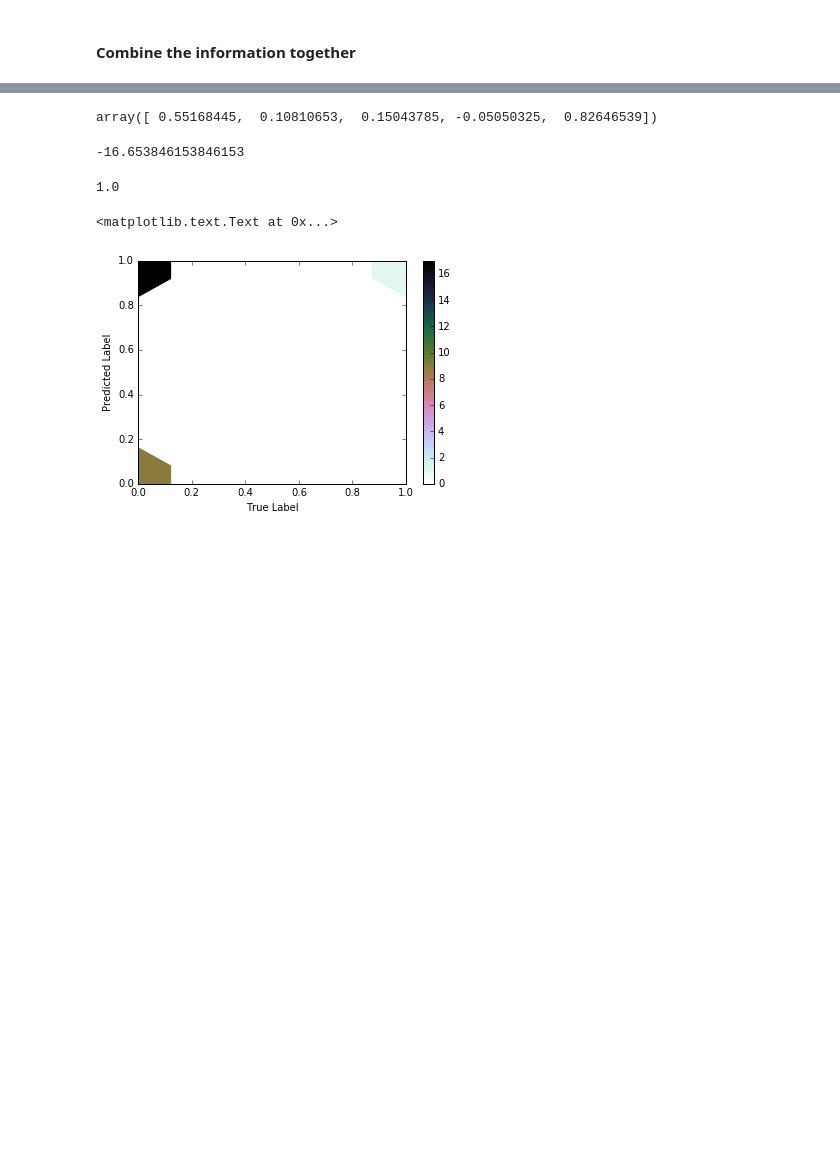
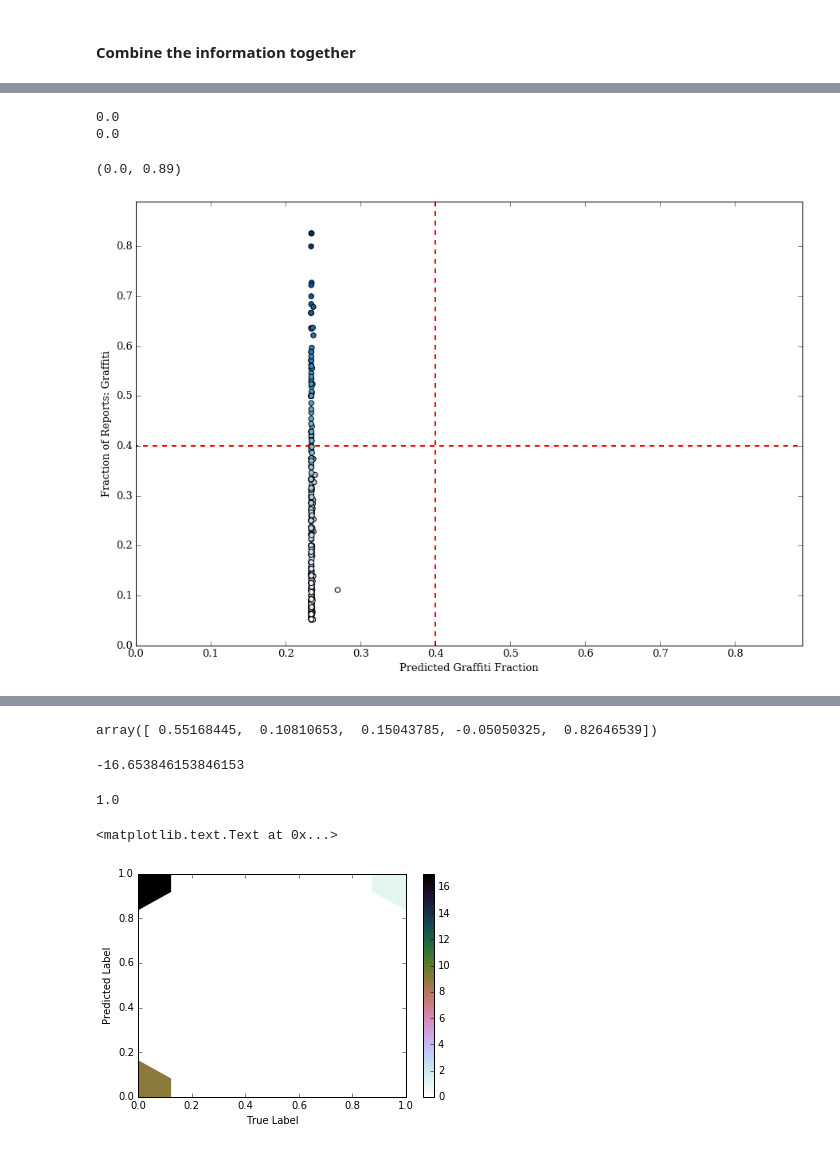
Before and after one commit to katiesch/insight2016, a Jupyter notebook: modeling_work.ipynb, the cells around one changed output, grey strips where cells are left out. Drawn from its saved outputs; the diff is of its cells as text; code cells hidden in the pictures; blank space fills up the shorter version.

```diff
--- a/modeling_work.ipynb
+++ b/modeling_work.ipynb
@@ -61,0 +209,3 @@ mc_records_index = np.where(mc_records[1]=='SD')
+# %%
+report_limit = 22
+graffiti_threshold = 0.25
@@ -61,0 +220,8 @@ mc_records_index = np.where(mc_records[1]=='SD')
+# %%
+grich_index = np.where((census_trimmed['count']>=report_limit)
+                        & (census_trimmed['graffiti_per']>=graffiti_threshold))[0]
+gpoor_index = np.where((census_trimmed['count']>=report_limit)
+                        & (census_trimmed['graffiti_per']<graffiti_threshold))[0]
+
+count_index = np.where(census_trimmed['count']>=report_limit)[0]
+len(grich_index), len(gpoor_index), len(count_index)
@@ -61,0 +298,69 @@ mc_records_index = np.where(mc_records[1]=='SD')
+# %%
+test_labels = model.predict(test_set)
+train_labels_test = model.predict(training_set)
+census_labels = model.predict(census_trimmed)
+# %%
+# Calculate recall score
+gscore = np.array(census_trimmed['graffiti_per'])
+counter = np.array(census_trimmed['count'])
+
+gr_index = np.where((gscore>=graffiti_threshold) & (counter>=report_limit))[0]
+gp_index = np.where((gscore<graffiti_threshold) & (counter>=report_limit))[0]
+gnone_index = np.where(counter<report_limit)[0]
+
+gscore[gr_index] = 1.0
+gscore[gp_index] = 0.0
+gscore[gnone_index] = -1.0
+
+# Split prediction rates into binary coding as well.
+predicted_gscore = np.array(census_labels)
+
+pgr_index = np.where((predicted_gscore>=graffiti_threshold) & (counter>=report_limit))[0]
+pgp_index = np.where((predicted_gscore<graffiti_threshold) & (counter>=report_limit))[0]
+pnone_index = np.where(counter<report_limit)[0]
+
+predicted_gscore[pgp_index] = 0.0
+predicted_gscore[pgr_index] = 1.0
+predicted_gscore[pnone_index] = -1.0
+
+gscore_ed = gscore[np.where(gscore>-1)[0]]
+predicted_gscore_ed = predicted_gscore[np.where(gscore>-1)[0]]
+
+len(gscore), len(gscore_ed), len(predicted_gscore_ed)
+
+print recall_score(gscore_ed, predicted_gscore_ed, pos_label=1)
+print precision_score(gscore_ed, predicted_gscore_ed, pos_label=1)
+# %% [output]
+0.0
+0.0
+# %%
+fig, test = plt.subplots(1,1, figsize=(15,10))
+fig.subplots_adjust(hspace=.5)
+fig.subplots_adjust(wspace=.2)
+
+cs = test.scatter(census_labels[np.where((census_labels<=1.0)
+                                            & (census_trimmed['graffiti_per']>0.05)
+                                            & (census_trimmed['graffiti_per']<1.))[0]],
+                     census_trimmed.loc[np.where((census_labels<=1.0)
+                                             & (census_trimmed['graffiti_per']>0.05)
+                                             & (census_trimmed['graffiti_per']<1.))[0],
+                                    'graffiti_per'],
+                     c=census_trimmed.loc[np.where((census_labels<=1.0)
+                                               & (census_trimmed['graffiti_per']>0.05)
+                                               & (census_trimmed['graffiti_per']<1.))[0],
+                                      'graffiti_per'], cmap='Blues',
+                 s=40)
+
+test.set_xlabel('Predicted Graffiti Fraction')
+test.set_ylabel('Fraction of Reports: Graffiti')
+#test.plot([0,1.0],[0,1.0], 'r--', lw=2)
+test.plot([0.4,0.4],[0.0,1.0], 'r--', lw=2)
+test.plot([-0.2,1.0],[0.4,0.4], 'r--', lw=2)
+
+test.set_ylim(0.0,0.89)
+test.set_xlim(0.0,0.89)
+
+#test.axis('scaled')
+# %% [output]
+(0.0, 0.89)
+[figure, added]
```
Also changed, not shown: parts of 103 cells of this notebook.
